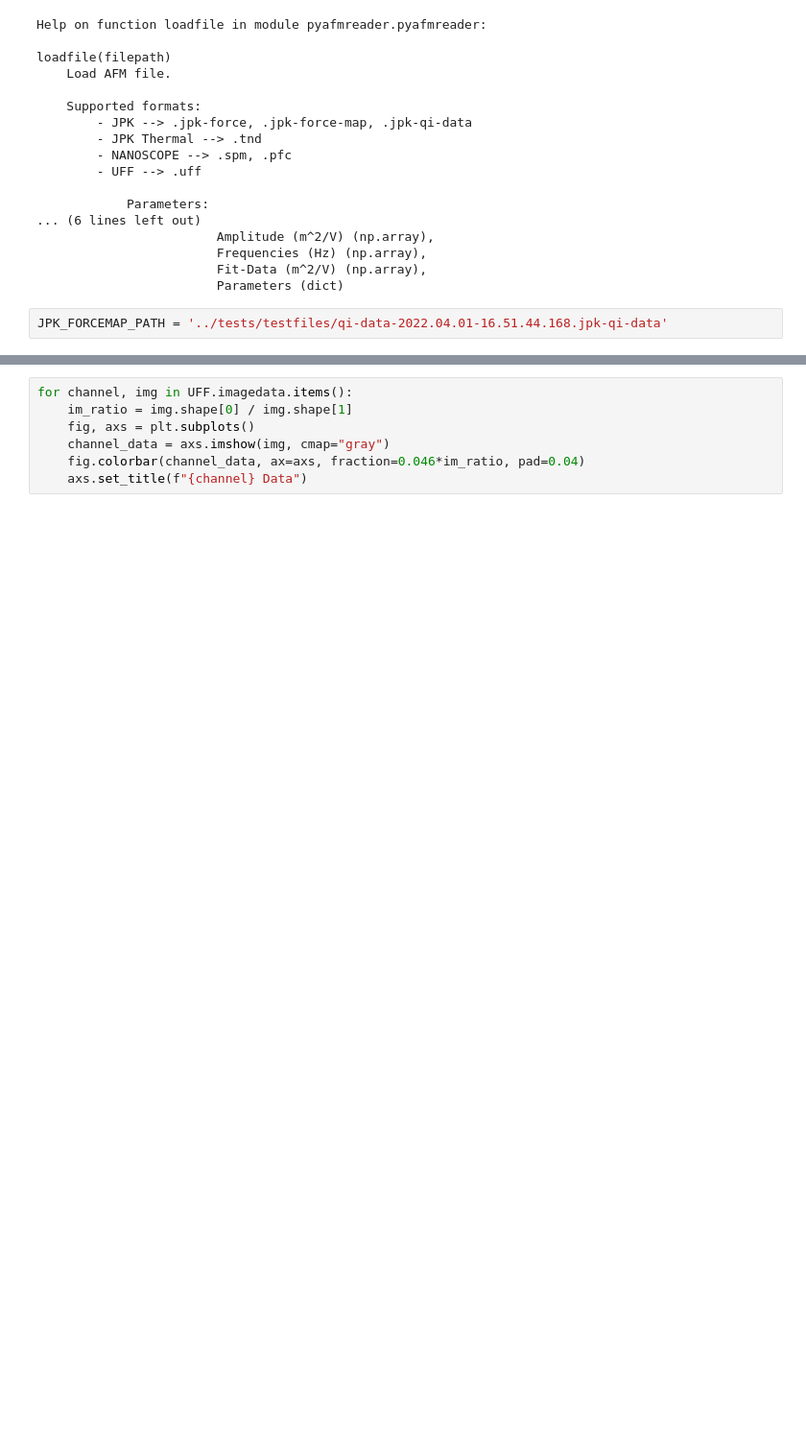
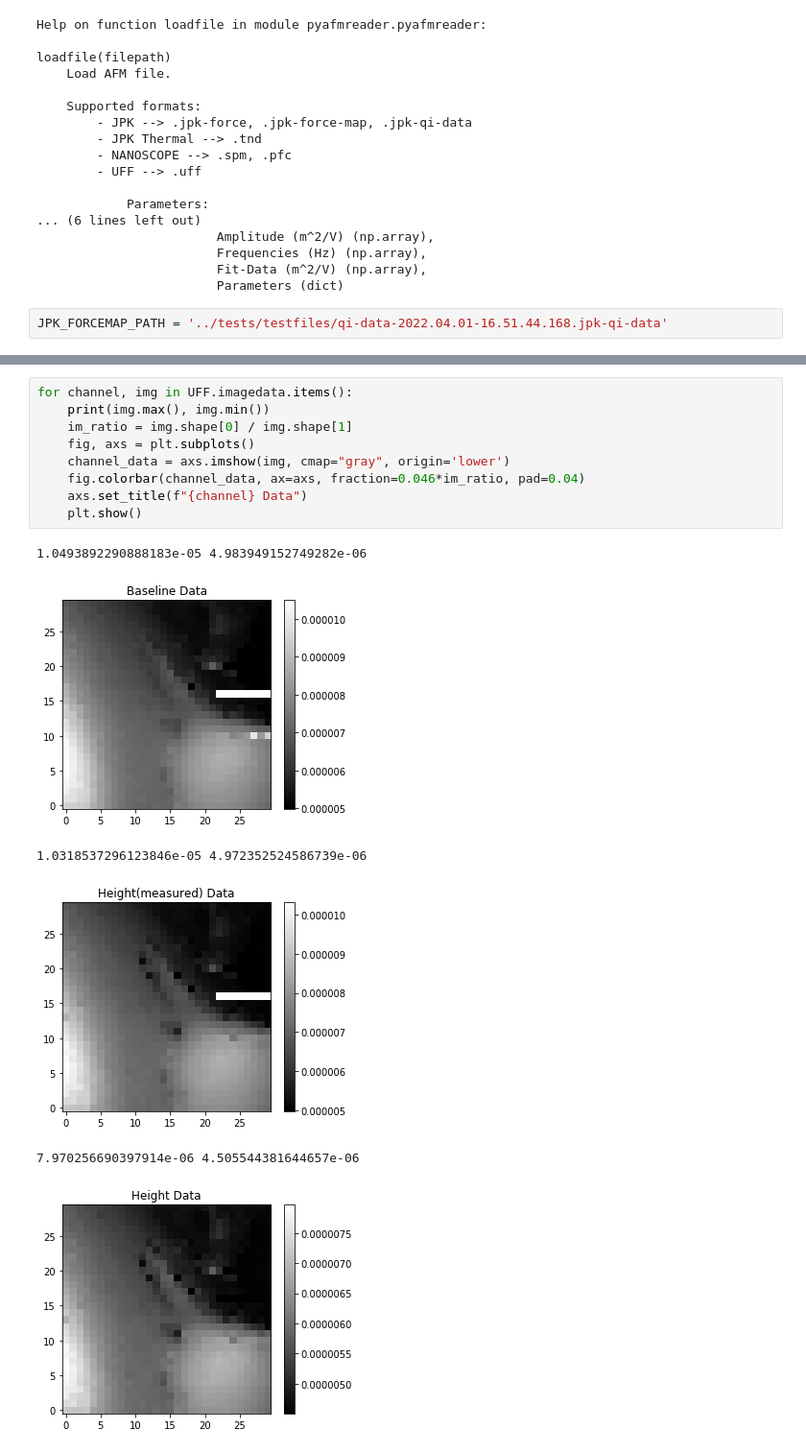
Before and after one commit to jlopezalo/PyFMReader, a Jupyter notebook: examples/LoadJPKImageData.ipynb, the cells around one changed output, grey strips where cells are left out. Shown: that part at 96% size. Saved outputs shown, nothing was run; the diff lists cells and outputs as text; blank space fills up the shorter version.

```diff
--- a/examples/LoadJPKImageData.ipynb
+++ b/examples/LoadJPKImageData.ipynb
@@ -57,7 +55,16 @@ UFF = loadfile(JPK_FORCEMAP_PATH)
 # %%
 for channel, img in UFF.imagedata.items():
+    print(img.max(), img.min())
     im_ratio = img.shape[0] / img.shape[1]
     fig, axs = plt.subplots()
-    channel_data = axs.imshow(img, cmap="gray")
+    channel_data = axs.imshow(img, cmap="gray", origin='lower')
     fig.colorbar(channel_data, ax=axs, fraction=0.046*im_ratio, pad=0.04)
     axs.set_title(f"{channel} Data")
+    plt.show()
+# %% [output]
+1.0493892290888183e-05 4.983949152749282e-06
+[figure, added]
+1.0318537296123846e-05 4.972352524586739e-06
+[figure, added]
+7.970256690397914e-06 4.505544381644657e-06
+[figure, added]
```
Also changed, not shown: parts of 2 cells of this notebook, 2 other files.
